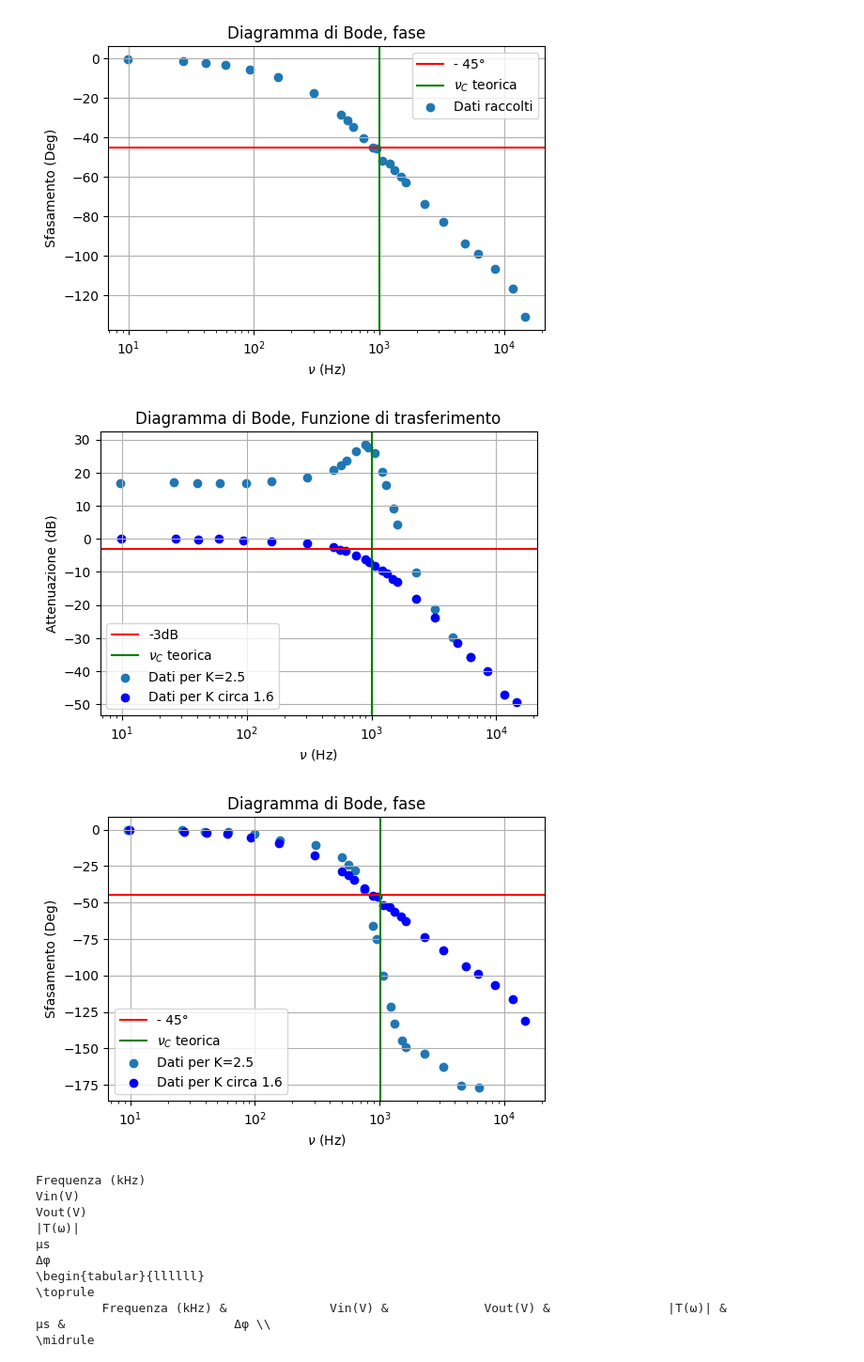
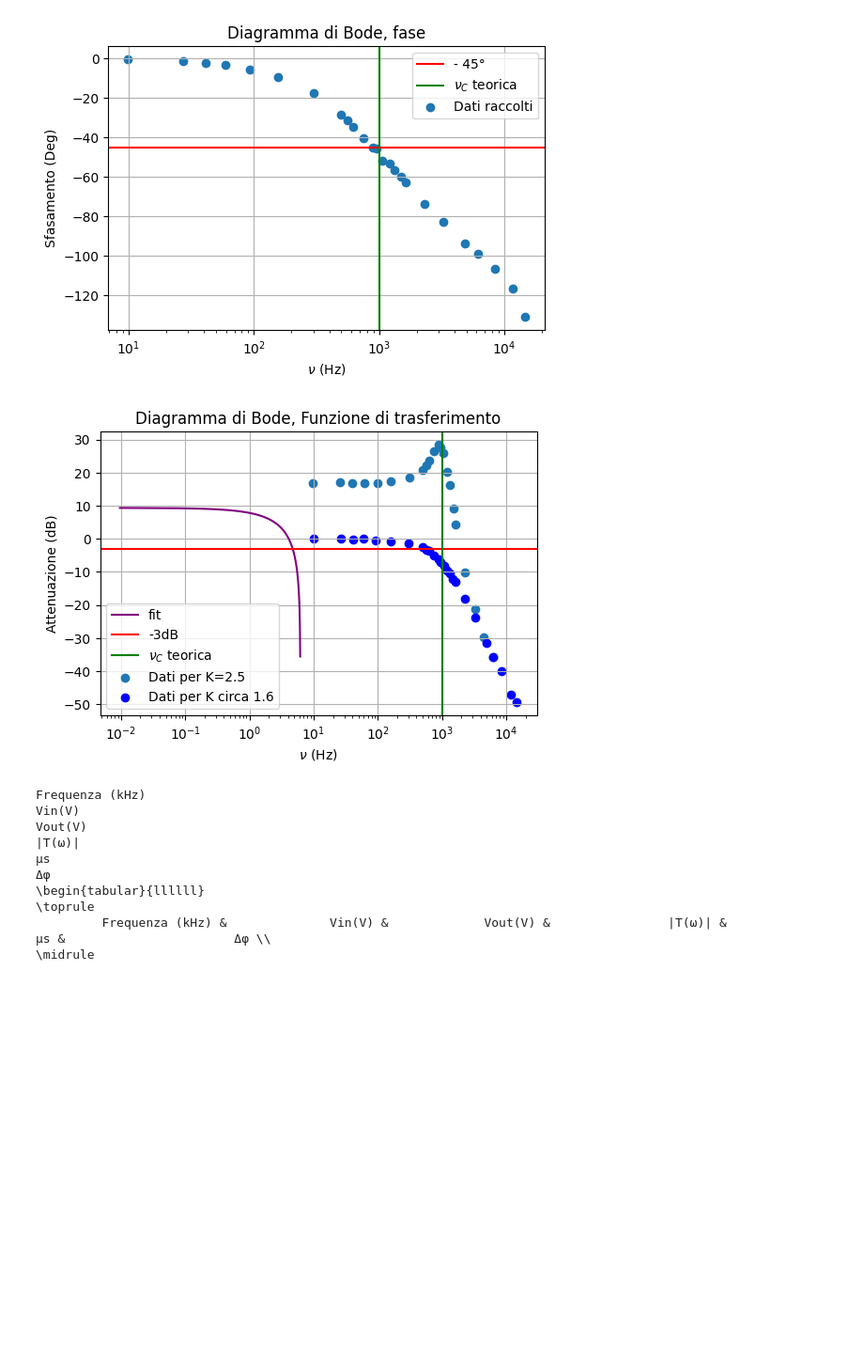
Before and after one commit to atancredi/physics-data, a Jupyter notebook: LabSegnaliSistemi/esperienza_5/esp5_2.ipynb, the cells around one changed output. Shown: that part at 94% size. Drawn from its saved outputs; the diff is of its cells as text; code cells hidden in the pictures; blank space fills up the shorter version.

```diff
--- a/LabSegnaliSistemi/esperienza_5/esp5_2.ipynb
+++ b/LabSegnaliSistemi/esperienza_5/esp5_2.ipynb
@@ -120,8 +125,26 @@ def doublebode(vout1, vin1, freq1, deltat1, vout2, vin2, freq2, deltat2):
     fig = plt.figure(CreateFigure())
     ax1 = fig.add_subplot()
 
-    module1 = vout1[0]/vin1[0]
-    module2 = vout2[0]/vin2[0]
+    module1, sigma_module1, delta_phi1, sigma_deltaphi1 = printGraph(vout1, vin1, freq1, deltat1, "nograph")
+    module2, sigma_module2, delta_phi2, sigma_deltaphi2 = printGraph(vout2, vin2, freq2, deltat2, "nograph")
+
+    #definisco una funzione di linearità
+    def func(x, m, c):
+        return m*x+c
+
+    #faccio il fit lineare per 1
+    #print(len(freq1[0]))
+    #print(len(module1))
+    #print(len(sigma_module1))
+    param_L,cov_L=curve_fit(func,freq1[0],module1,sigma=sigma_module1)
+    m_L=param_L[0]
+    sigma_m_L=cov_L[0,0]
+    c_L=param_L[1]
+    sigma_c=cov_L[1,1]
+    x_fit_L=np.linspace(freq1[0].min(),freq1[0].max(),100)
+    y_fit_L=func(x_fit_L,m_L,c_L)
+    plt.plot(x_fit_L,20*np.log10(y_fit_L),color="purple",label="fit")
+
     plt.xscale("log")
     ax1.scatter(freq1[0]*10**3,20*np.log(module1), marker="o",label="Dati per K=2.5")
     ax1.scatter(freq2[0]*10**3,20*np.log(module2), marker="o", color="blue", label="Dati per K circa 1.6")
@@ -184,10 +207,9 @@ print(np.around(sigma_deltaphi2,3))
 [figure]
 # %%
 doublebode(vout1, vin1, freq1, deltat1, vout2, vin2, freq2, deltat2)
-doublephase(vout1, vin1, freq1, deltat1, vout2, vin2, freq2, deltat2)
+#doublephase(vout1, vin1, freq1, deltat1, vout2, vin2, freq2, deltat2)
 # %% [output]
-[figure, old version]
+[figure, new version]
-[figure, removed]
 # %%
 #gli RMS dipendono dalla tensione di alimentazione dell'OP-AMP
 # %%
```
Also changed, not shown: parts of 1 cell of this notebook, 1 other file.
